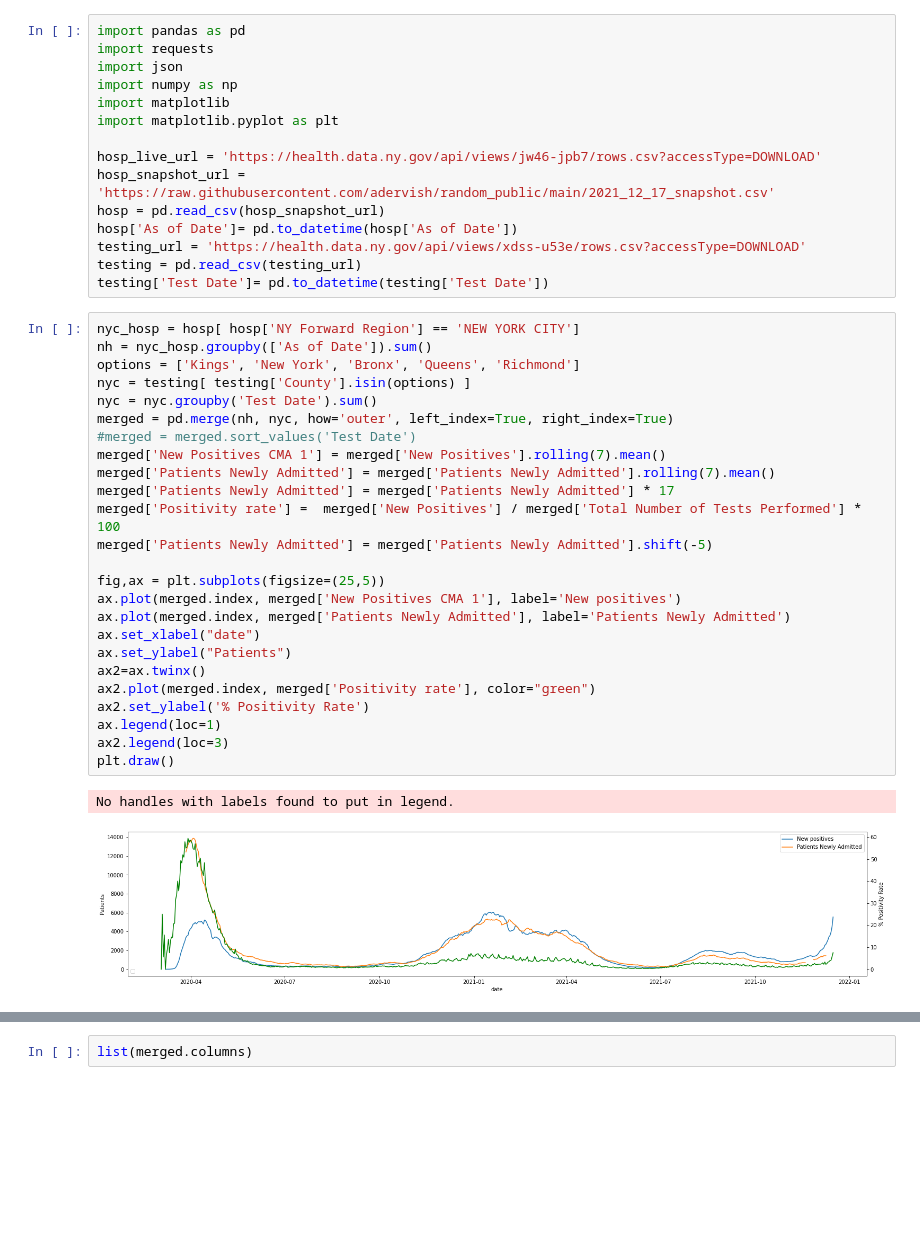
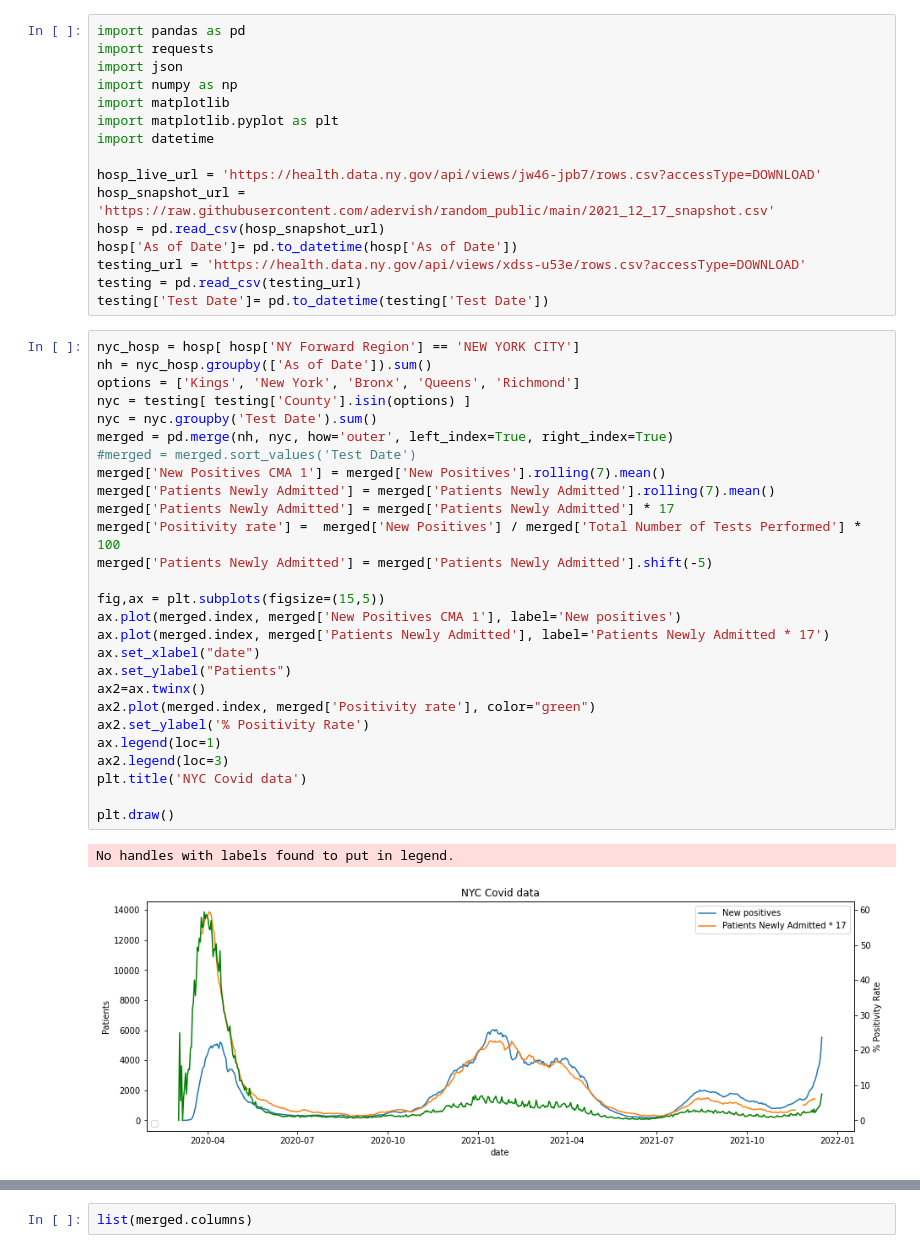
Before and after one commit to adervish/random_public, a Jupyter notebook: NYC_Hospitals.ipynb, the cells around one changed output, grey strips where cells are left out. Cells and saved outputs as stored; diff of their text form; blank space fills up the shorter version.

```diff
--- a/NYC_Hospitals.ipynb
+++ b/NYC_Hospitals.ipynb
@@ -7,6 +7,7 @@ import json
 import numpy as np
 import matplotlib
 import matplotlib.pyplot as plt
+import datetime
 
 hosp_live_url = 'https://health.data.ny.gov/api/views/jw46-jpb7/rows.csv?accessType=DOWNLOAD'
 hosp_snapshot_url = 'https://raw.githubusercontent.com/adervish/random_public/main/2021_12_17_snapshot.csv'
@@ -18,28 +19,30 @@ testing['Test Date']= pd.to_datetime(testing['Test Date'])
 # %%
 nyc_hosp = hosp[ hosp['NY Forward Region'] == 'NEW YORK CITY']
 nh = nyc_hosp.groupby(['As of Date']).sum()
 options = ['Kings', 'New York', 'Bronx', 'Queens', 'Richmond']
 nyc = testing[ testing['County'].isin(options) ]
 nyc = nyc.groupby('Test Date').sum()
 merged = pd.merge(nh, nyc, how='outer', left_index=True, right_index=True)
 #merged = merged.sort_values('Test Date')
 merged['New Positives CMA 1'] = merged['New Positives'].rolling(7).mean()
 merged['Patients Newly Admitted'] = merged['Patients Newly Admitted'].rolling(7).mean()
 merged['Patients Newly Admitted'] = merged['Patients Newly Admitted'] * 17
 merged['Positivity rate'] =  merged['New Positives'] / merged['Total Number of Tests Performed'] * 100
 merged['Patients Newly Admitted'] = merged['Patients Newly Admitted'].shift(-5)
 
-fig,ax = plt.subplots(figsize=(25,5))
+fig,ax = plt.subplots(figsize=(15,5))
 ax.plot(merged.index, merged['New Positives CMA 1'], label='New positives')
-ax.plot(merged.index, merged['Patients Newly Admitted'], label='Patients Newly Admitted')
+ax.plot(merged.index, merged['Patients Newly Admitted'], label='Patients Newly Admitted * 17')
 ax.set_xlabel("date")
 ax.set_ylabel("Patients")
 ax2=ax.twinx()
 ax2.plot(merged.index, merged['Positivity rate'], color="green")
 ax2.set_ylabel('% Positivity Rate')
 ax.legend(loc=1)
 ax2.legend(loc=3)
+plt.title('NYC Covid data')
+
 plt.draw()
 # %% [output]
 No handles with labels found to put in legend.
-[figure, old version]
+[figure, new version]
```
Also changed, not shown: parts of 2 cells of this notebook.
